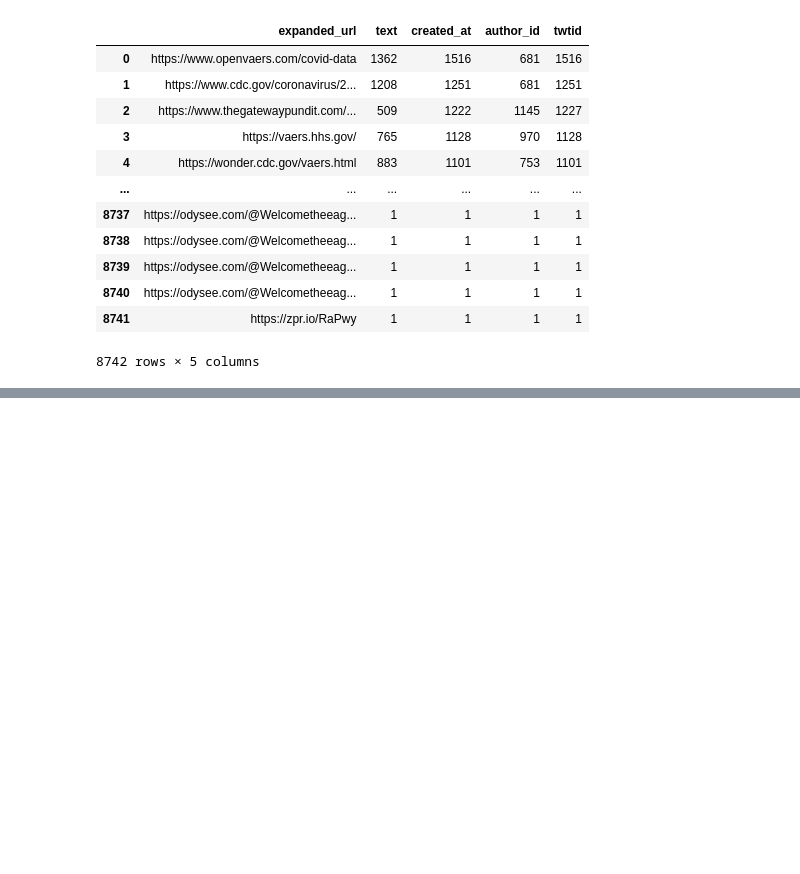
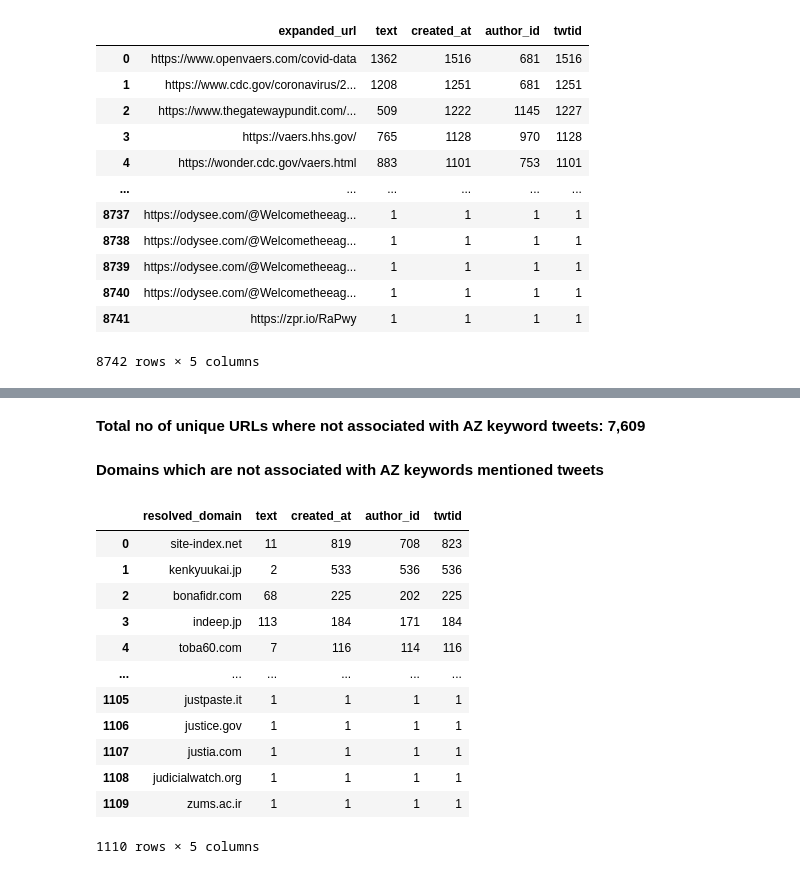
Before and after one commit to qcri/Vaccine_Disinfo, a Jupyter notebook: NEW/notebooks/VAERS_data/Twitter_Data_Analysis.ipynb, the cells around one changed output, grey strips where cells are left out. Cells and saved outputs as stored; diff of their text form; code cells hidden in the pictures; blank space fills up the shorter version.

```diff
--- a/NEW/notebooks/VAERS_data/Twitter_Data_Analysis.ipynb
+++ b/NEW/notebooks/VAERS_data/Twitter_Data_Analysis.ipynb
@@ -357,0 +427,27 @@ ftvectoraz.to_csv("./az_url_feature_vector.csv",index=False)
+# %% [markdown]
+__Total no of unique URLs where not associated with AZ keyword tweets: 7,609__
+# %% [markdown]
+__Domains which are not associated with AZ keywords mentioned tweets__
+# %%
+dmergeddf = dftvectorall.merge(dftvectoraz, on=['resolved_domain'],
+                   how='left', indicator=True)
+dftvectornaz = dmergeddf[dmergeddf["_merge"]=="left_only"].iloc[:,:-5].reset_index(drop=True)
+dftvectornaz = dftvectornaz.rename(columns={"text_x": "text",
+                                          "created_at_x": "created_at","author_id_x":"author_id",
+                                         "twtid_x":"twtid"})
+dftvectornaz
+dftvectornaz.to_csv("./non_az_domain_feature_vector.csv",index=False)
+# %% [output]
+|  | resolved_domain | text | created_at | author_id | twtid |
+| 0 | site-index.net | 11 | 819 | 708 | 823 |
+| 1 | kenkyuukai.jp | 2 | 533 | 536 | 536 |
+| 2 | bonafidr.com | 68 | 225 | 202 | 225 |
+| 3 | indeep.jp | 113 | 184 | 171 | 184 |
+| 4 | toba60.com | 7 | 116 | 114 | 116 |
+| ... | ... | ... | ... | ... | ... |
+| 1105 | justpaste.it | 1 | 1 | 1 | 1 |
+| 1106 | justice.gov | 1 | 1 | 1 | 1 |
+| 1107 | justia.com | 1 | 1 | 1 | 1 |
+| 1108 | judicialwatch.org | 1 | 1 | 1 | 1 |
+| 1109 | zums.ac.ir | 1 | 1 | 1 | 1 |
+1110 rows × 5 columns
```
Also changed, not shown: parts of 6 cells of this notebook, 7 other files.
